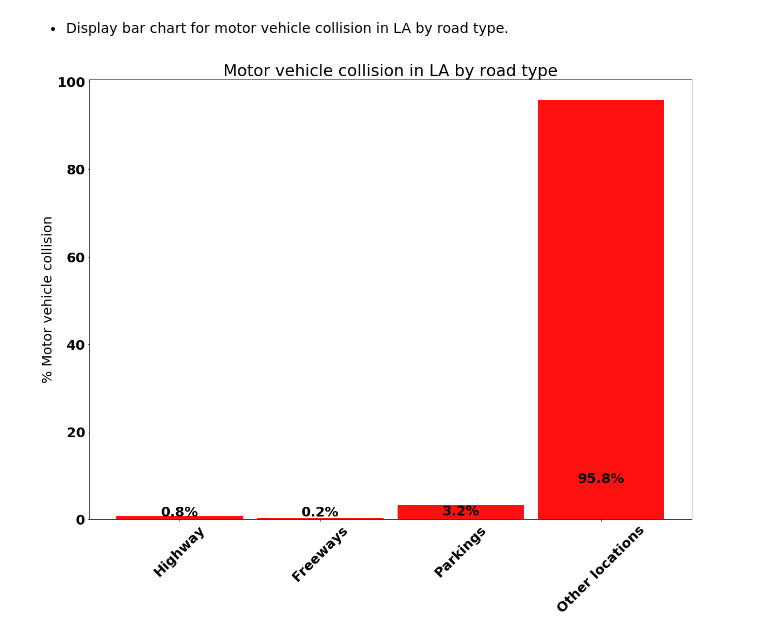
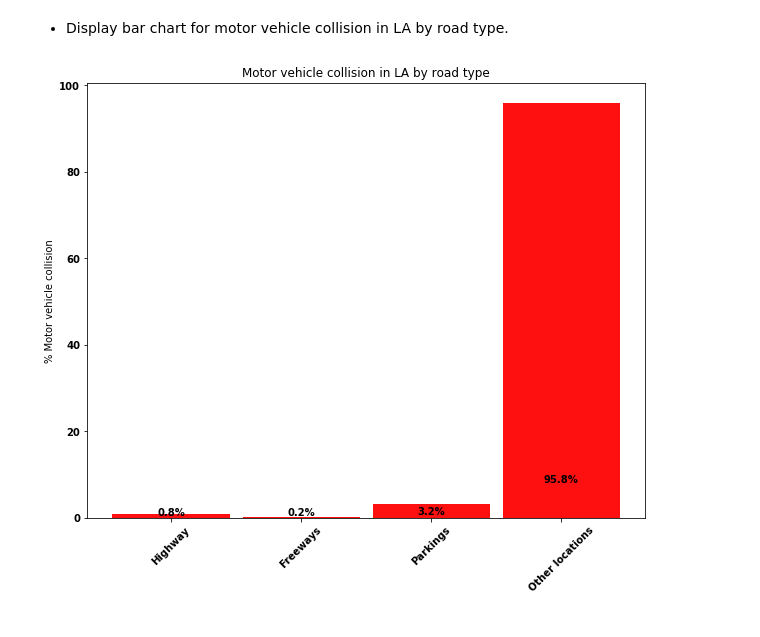
Before and after one commit to Armayni/ProjectOne, a Jupyter notebook: TrendAnalysis_motorVehicleAccidents.ipynb, the cells around one changed output. Cells and saved outputs as stored; diff of their text form; code cells hidden in the pictures.

```diff
--- a/TrendAnalysis_motorVehicleAccidents.ipynb
+++ b/TrendAnalysis_motorVehicleAccidents.ipynb
@@ -150,8 +153,7 @@ Num_2019=len(year_2019)
 *  Display bar chart for motorvehicle collision in LA by year.
 # %%
 plt.rcParams["font.weight"] = "bold"
-plt.rc('font', size=25)
-plt.figure(figsize=(20,15))
+plt.figure(figsize=(10,8))
 List_num_year=[Num_2010,Num_2011,Num_2012,Num_2013,Num_2014,Num_2015,Num_2016,Num_2017,Num_2018,Num_2019]
 Name_year=["2010","2011","2012","2013","2014","2015","2016","2017","2018","2019"]
 y_axis=List_num_year
@@ -168,6 +170,6 @@ plt.bar(x_axis, y_axis, color=colors, width = 0.6, alpha=0.75, align="center")
 Bar_chart_year=plt.bar(x_axis, y_axis, width = 0.6, alpha=0.75, align="center")
 
 
-plt.show()
-# plt.savefig("Images/Num_coll_vs_years.png")
+
+plt.savefig("Images/Num_coll_vs_years.png")
 # %% [output]
@@ -176,8 +178,7 @@ plt.show()
 *  Display bar chart for motorvehicle collision in LA by month.
 # %%
 plt.rcParams["font.weight"] = "bold"
-plt.rc('font', size=25)
-plt.figure(figsize=(20,15))
+plt.figure(figsize=(10,8))
 List_num_month=[Num_January,Num_February,Num_March,Num_April,Num_May,Num_June,Num_July,Num_August,Num_September,Num_October,Num_November,Num_December]
 y_axis=List_num_month
 Name_months=["January","February","March","April","May","June","July","August","September","October","November","December"]
@@ -235,39 +236,33 @@ percent_other_roadTypes=100*Others/Total_count
 # %%
 
 plt.rcParams["font.weight"] = "bold"
-plt.figure(figsize=(20,15))
-plt.rc('font', size=25)
-
+plt.figure(figsize=(10,8))
 plt.rcParams["font.weight"] = "bold"
 Percent_Roadcollision=[percent_highway,percent_freeway,percent_parking,percent_other_roadTypes]
 y_axis=Percent_Roadcollision
 
 Name_roads=["Highway","Freeways","Parkings","Other locations"]
 
 x_axis=np.arange(0, len(Name_roads))
 tick_locations=[]
 for x in x_axis:
     tick_locations.append(x)
 
 plt.title("Motor vehicle collision in LA by road type")
 plt.xticks(tick_locations, Name_roads,rotation=45)
 plt.bar(x_axis, y_axis, facecolor="red", width = 0.9, alpha=0.75, align="center")
 Bar_chart=plt.bar(x_axis, y_axis, facecolor="red", width = 0.9, alpha=0.75, align="center")
 plt.ylabel("% Motor vehicle collision")
 
 bars_percent=[percent_highway,percent_freeway,percent_parking,percent_other_roadTypes]
 
 def percent_label(labels):
     for ii,label in enumerate(labels):
         height = label.get_height()
         plt.text(label.get_x()+label.get_width()/2., 0.08*height, '%s'% (round(Percent_Roadcollision[ii],1))+'%',
                 ha='center', va='bottom',color='black')
 percent_label(Bar_chart)
 
-
-
-
-
 plt.savefig("Images/Num_coll_vs_roadTypes.png")
 # %% [output]
-[figure, old version]
+[figure, new version]
```
Also changed, not shown: parts of 34 cells of this notebook.
